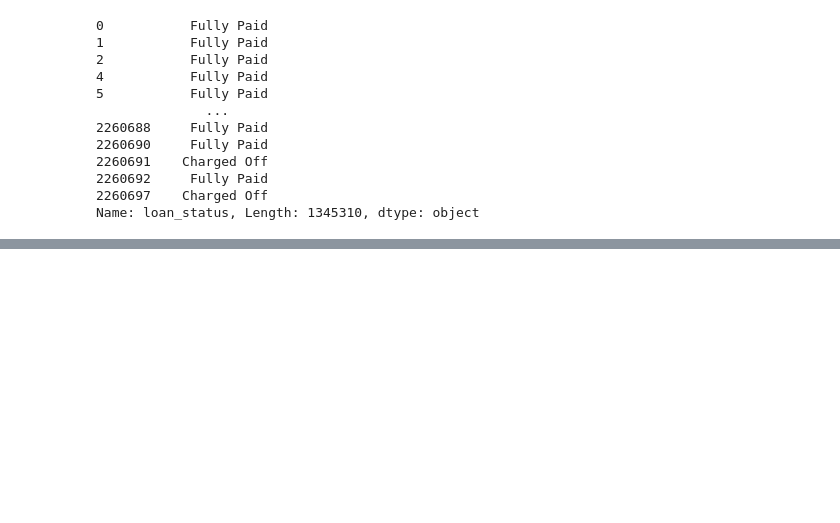
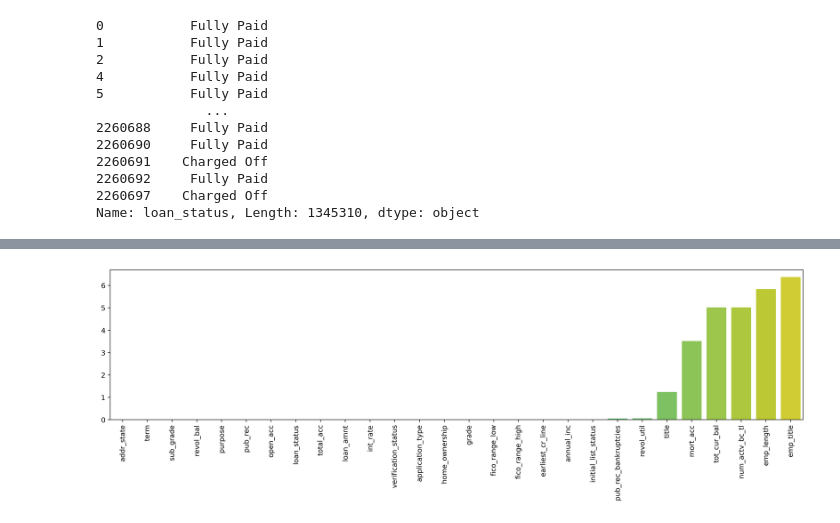
Before and after one commit to dstushar7/credit-risk-analysis, a Jupyter notebook: Credit Risk.ipynb, the cells around one changed output, grey strips where cells are left out. Cells and saved outputs as stored; diff of their text form; code cells hidden in the pictures; blank space fills up the shorter version.

```diff
--- a/Credit Risk.ipynb
+++ b/Credit Risk.ipynb
@@ -203,0 +258,7 @@ Name: loan_status, Length: 1345310, dtype: object
+# %%
+# Again coming to missing values calculation
+plt.figure(figsize=(18,4),dpi=400)
+sns.barplot(y=((df.isnull().sum()/len(df))*100).sort_values(), x=((df.isnull().sum()/len(df))*100).sort_values().index, palette='viridis')
+plt.xticks(rotation=90);
+# %% [output]
+[figure, added]
```
Also changed, not shown: parts of 22 cells of this notebook.
